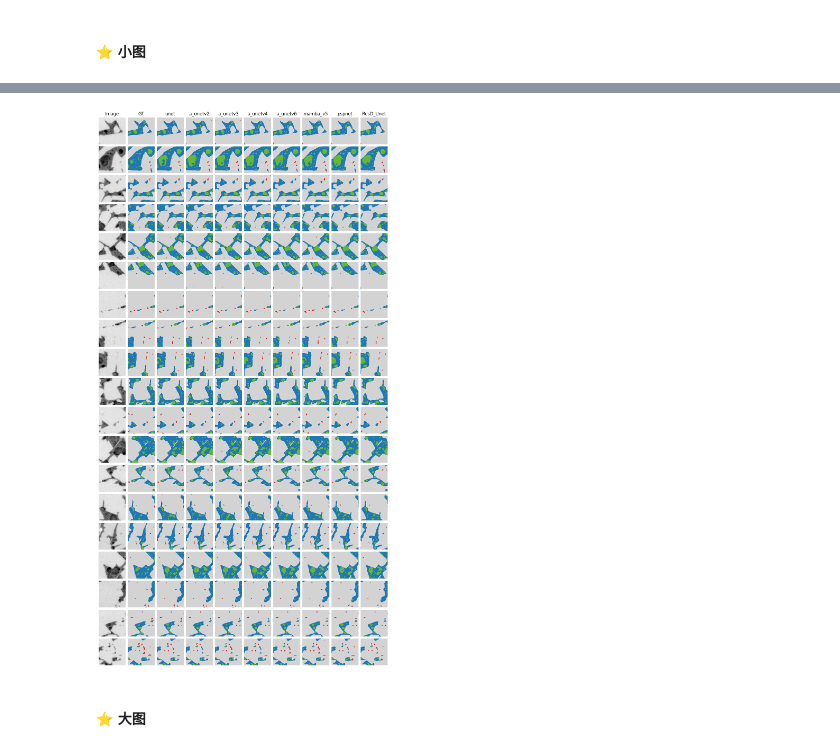
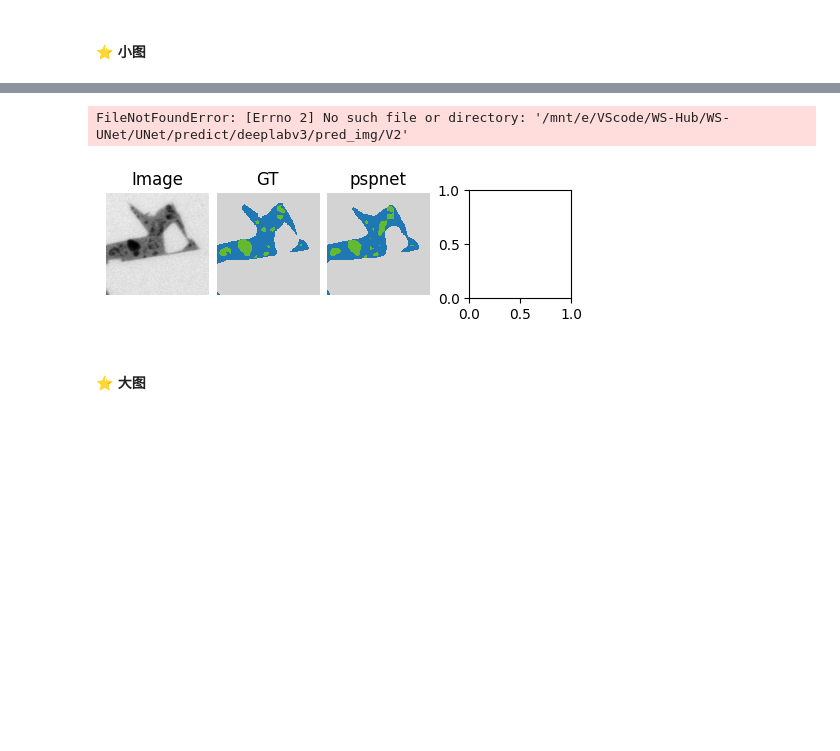
Before and after one commit to Runner-xc/Unet, a Jupyter notebook: visualization.ipynb, the cells around one changed output, grey strips where cells are left out. Saved outputs shown, nothing was run; the diff lists cells and outputs as text; code cells hidden in the pictures; blank space fills up the shorter version.

```diff
--- a/visualization.ipynb
+++ b/visualization.ipynb
@@ -18,13 +18,17 @@ logging.basicConfig(level=logging.INFO, format='%(asctime)s - %(levelname)s - %(
 colors = ['#D3D3D3', '#1f77b4', '#63b931', '#d62728']
 custom_cmap = ListedColormap(colors)
 
-def get_small_predict_path(model_name):
-    pwd = os.getcwd()
-    model_path = os.path.join(pwd, 'predict', model_name, 'pred_img', 'V2')
-    list_preds = os.listdir(model_path)
-    sorted_preds = sorted(list_preds)
-    path = os.path.join(model_path, sorted_preds[-1])
-    logging.info(f"Latest prediction path: {path}")
+def get_small_predict_path(model_name, img_path=None):
+    if img_path:
+        path = img_path
+        logging.info(f"img path: {path}")
+    else:
+        pwd = os.getcwd()
+        model_path = os.path.join(pwd, 'predict', model_name, 'pred_img', 'V2')
+        list_preds = os.listdir(model_path)
+        sorted_preds = sorted(list_preds)
+        path = os.path.join(model_path, sorted_preds[-1])
+        logging.info(f"Latest prediction path: {path}")
 
     # Check if the model path exists
     if not os.path.exists(model_path):
@@ -48,13 +52,13 @@ def get_mask_path(mask_root_path, img_name):
     logging.info(f"Mask path: {mask_path}")
     return mask_path
 
-def get_pred_path(model_name, img_name):
-    root_path = get_small_predict_path(model_name)
-    pred_path = os.path.join(root_path, img_name + '.png')
-    logging.info(f"Prediction path: {pred_path}")
-    if not os.path.exists(pred_path):
-        raise FileNotFoundError(f"预测文件 {pred_path} 不存在")
-    return pred_path
+def get_pred_path(model_name, img_name, img_path=None):
+    root_path = get_small_predict_path(model_name, img_path)
+    pred = os.path.join(root_path, img_name + '.png')
+    logging.info(f"Prediction path: {pred}")
+    if not os.path.exists(pred):
+        raise FileNotFoundError(f"预测文件 {pred} 不存在")
+    return pred
 
 def visualization(mask, colors):
     # 获取掩码中所有唯一的标签值
@@ -88,30 +92,27 @@ img_names_list = ['Image1 - 003_crop089_aug17',
                   'Image1 - 003_crop116_aug38',
              ]
 models = [
+        ## 其他架构
+          'pspnet',
+          'deeplabv3',
+          'Segnet',
+
+        ## unet系列
           'unet',
-        #   'rdam_unet',
-        #   'dwrdam_unet',
-        #   'a_unet',
-          'a_unetv2',
-          'a_unetv3',
+          'att_unet',
+          'vm_unet',
+          "unetplusplus",
+
+        ## 改进
+        #   'aicunet',
+        #   'dc_unet',
           'a_unetv4',
           'a_unetv6',
           'mamba_aunetv5',
-        #   'm_uent',
-        #   'aicunet',
-        #   'vm_unet',
-        #   'dc_unet',
-        #   'dwrdam_unetv2',
-        #   'dwrdam_unetv3',
-        #   'dwrdam_unetv4',
-          'pspnet',
-        # 'deeplabv3',
-        #   'Segnet',
-          'ResD_Unet',
         ]
 
-img_root_path = "/mnt/e/VScode/WS-Hub/WS-UNet/UNet/datasets/aug_results/images/256/time_60/test"
-mask_root_path = "/mnt/e/VScode/WS-Hub/WS-UNet/UNet/datasets/aug_results/masks/256/time_60/test"
+img_root_path = "/mnt/e/VScode/WS-Hub/WS-UNet/UNet/datasets/aug_results/images/256/time_60_v2/test"
+mask_root_path = "/mnt/e/VScode/WS-Hub/WS-UNet/UNet/datasets/aug_results/masks/256/time_60_v2/test"
 
 # 可视化
 num_img = len(img_names_list)
@@ -176,4 +166,5 @@ plt.show()
+FileNotFoundError: [Errno 2] No such file or directory: '/mnt/e/VScode/WS-Hub/WS-UNet/UNet/predict/deeplabv3/pred_img/V2'
-[figure, old version]
+[figure, new version]
 # %% [markdown]
 #### ⭐ 大图
 # %%
```
Also changed, not shown: parts of 1 cell of this notebook, 26 other files.
